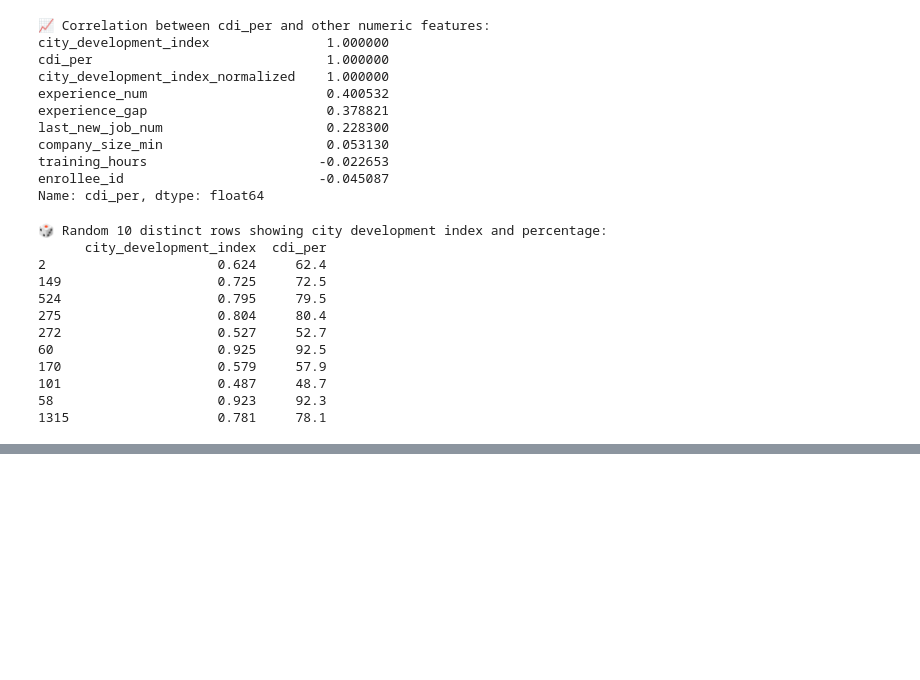
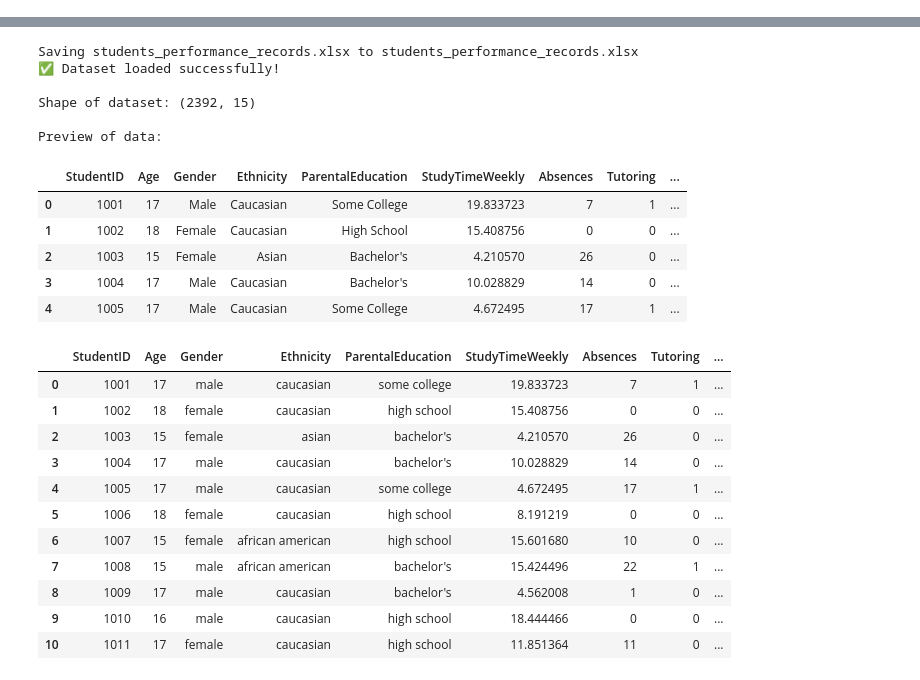
Before and after one commit to Terabyte007/Assignments, a Jupyter notebook: Ajadi_Afeez_Week_5_Assignment_1.ipynb, the cells around one changed output, grey strips where cells are left out. Saved outputs shown, nothing was run; the diff lists cells and outputs as text; code cells hidden in the pictures; blank space fills up the shorter version.

```diff
--- a/Ajadi_Afeez_Week_5_Assignment_1.ipynb
+++ b/Ajadi_Afeez_Week_5_Assignment_1.ipynb
@@ -517,35 +2,0 @@ Name: cdi_per, dtype: float64
-# %%
-# Step 4: Show correlation between cdi_per and other numeric features
-print("\n📈 Correlation between cdi_per and other numeric features:")
-print(df_merged.corr(numeric_only=True)['cdi_per'].sort_values(ascending=False))
-# %% [output]
-📈 Correlation between cdi_per and other numeric features:
-city_development_index               1.000000
-cdi_per                              1.000000
-city_development_index_normalized    1.000000
-experience_num                       0.400532
-experience_gap                       0.378821
-last_new_job_num                     0.228300
-company_size_min                     0.053130
-training_hours                      -0.022653
-enrollee_id                         -0.045087
-Name: cdi_per, dtype: float64
-# %%
-# Step 5: Display any random 10 distinct rows from the merged DataFrame
-# This gives a diverse snapshot of city development index percentages
-print("\n🎲 Random 10 distinct rows showing city development index and percentage:")
-print(df_merged[['city_development_index', 'cdi_per']].drop_duplicates().sample(10))
-#print(df_merged[['city_development_index', 'cdi_per']].drop_duplicates().sample(10, random_state=42))
-# %% [output]
-🎲 Random 10 distinct rows showing city development index and percentage:
-      city_development_index  cdi_per
-2                      0.624     62.4
-149                    0.725     72.5
-524                    0.795     79.5
-275                    0.804     80.4
-272                    0.527     52.7
-60                     0.925     92.5
-170                    0.579     57.9
-101                    0.487     48.7
-58                     0.923     92.3
-1315                   0.781     78.1
@@ -551,0 +10,16 @@ print(df_merged[['city_development_index', 'cdi_per']].drop_duplicates().sample(
+# %%
+from google.colab import files
+import pandas as pd
+
+# Step 1: Upload the Excel file from your local system
+uploaded = files.upload()  # Choose 'students_performance_records.xlsx' when prompted
+
+# Step 2: Read the uploaded file into a DataFrame
+df = pd.read_excel('students_performance_records.xlsx')
+
+# Step 3: Display basic information
+print("✅ Dataset loaded successfully!\n")
+print("Shape of dataset:", df.shape)
+print("\nPreview of data:")
+df.head()
+# %% [output]
@@ -551,0 +27,27 @@ print(df_merged[['city_development_index', 'cdi_per']].drop_duplicates().sample(
+Saving students_performance_records.xlsx to students_performance_records.xlsx
+✅ Dataset loaded successfully!
+
+Shape of dataset: (2392, 15)
+
+Preview of data:
+|  | StudentID | Age | Gender | Ethnicity | ParentalEducation | StudyTimeWeekly | Absences | Tutoring | ... |
+| 0 | 1001 | 17 | Male | Caucasian | Some College | 19.833723 | 7 | 1 | ... |
+| 1 | 1002 | 18 | Female | Caucasian | High School | 15.408756 | 0 | 0 | ... |
+| 2 | 1003 | 15 | Female | Asian | Bachelor's | 4.210570 | 26 | 0 | ... |
+| 3 | 1004 | 17 | Male | Caucasian | Bachelor's | 10.028829 | 14 | 0 | ... |
+| 4 | 1005 | 17 | Male | Caucasian | Some College | 4.672495 | 17 | 1 | ... |
+# %%
+df.head(11)
+# %% [output]
+|  | StudentID | Age | Gender | Ethnicity | ParentalEducation | StudyTimeWeekly | Absences | Tutoring | ... |
+| 0 | 1001 | 17 | male | caucasian | some college | 19.833723 | 7 | 1 | ... |
+| 1 | 1002 | 18 | female | caucasian | high school | 15.408756 | 0 | 0 | ... |
+| 2 | 1003 | 15 | female | asian | bachelor's | 4.210570 | 26 | 0 | ... |
+| 3 | 1004 | 17 | male | caucasian | bachelor's | 10.028829 | 14 | 0 | ... |
+| 4 | 1005 | 17 | male | caucasian | some college | 4.672495 | 17 | 1 | ... |
+| 5 | 1006 | 18 | female | caucasian | high school | 8.191219 | 0 | 0 | ... |
+| 6 | 1007 | 15 | female | african american | high school | 15.601680 | 10 | 0 | ... |
+| 7 | 1008 | 15 | male | african american | bachelor's | 15.424496 | 22 | 1 | ... |
+| 8 | 1009 | 17 | male | caucasian | bachelor's | 4.562008 | 1 | 0 | ... |
+| 9 | 1010 | 16 | male | caucasian | high school | 18.444466 | 0 | 0 | ... |
+| 10 | 1011 | 17 | female | caucasian | high school | 11.851364 | 11 | 0 | ... |
```
Also changed, not shown: parts of 49 cells of this notebook.
